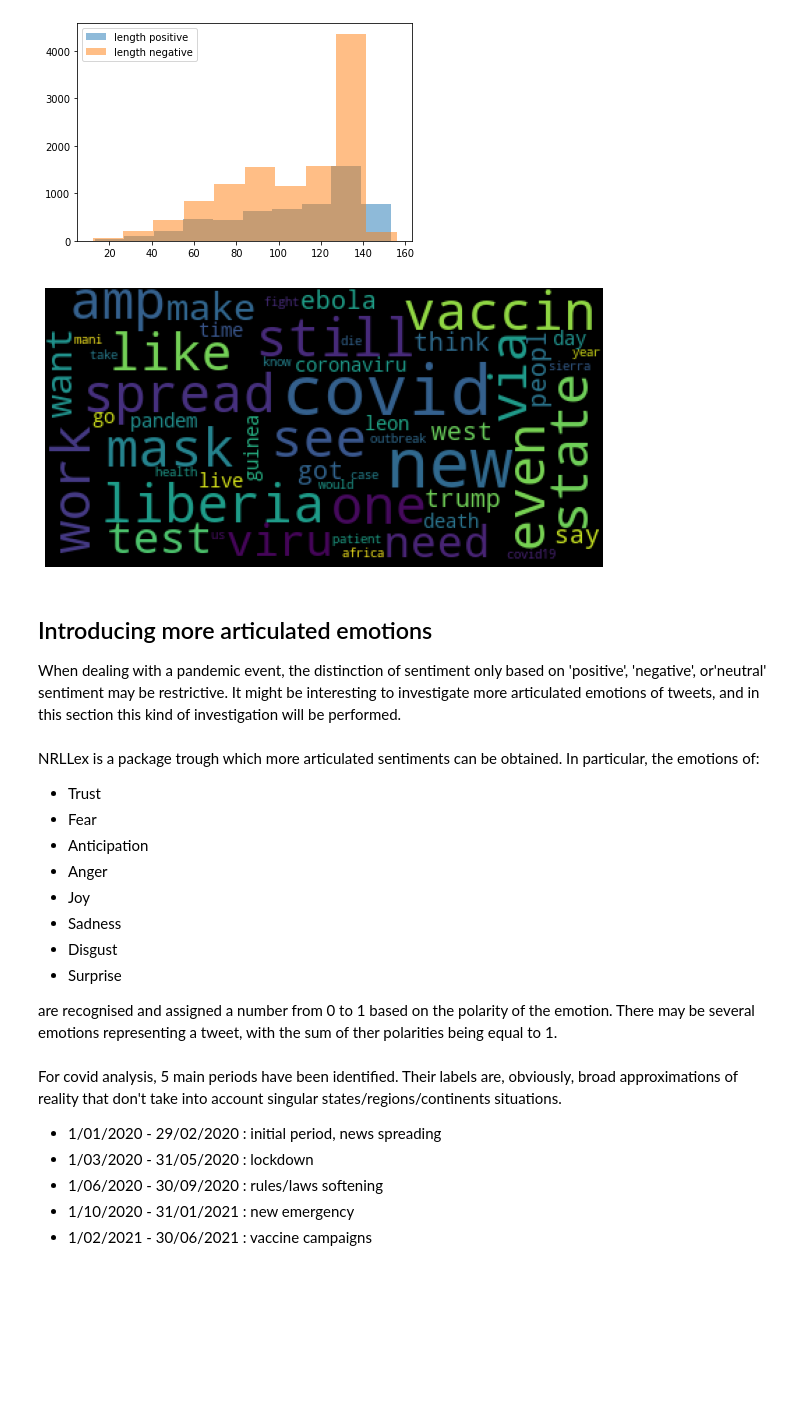
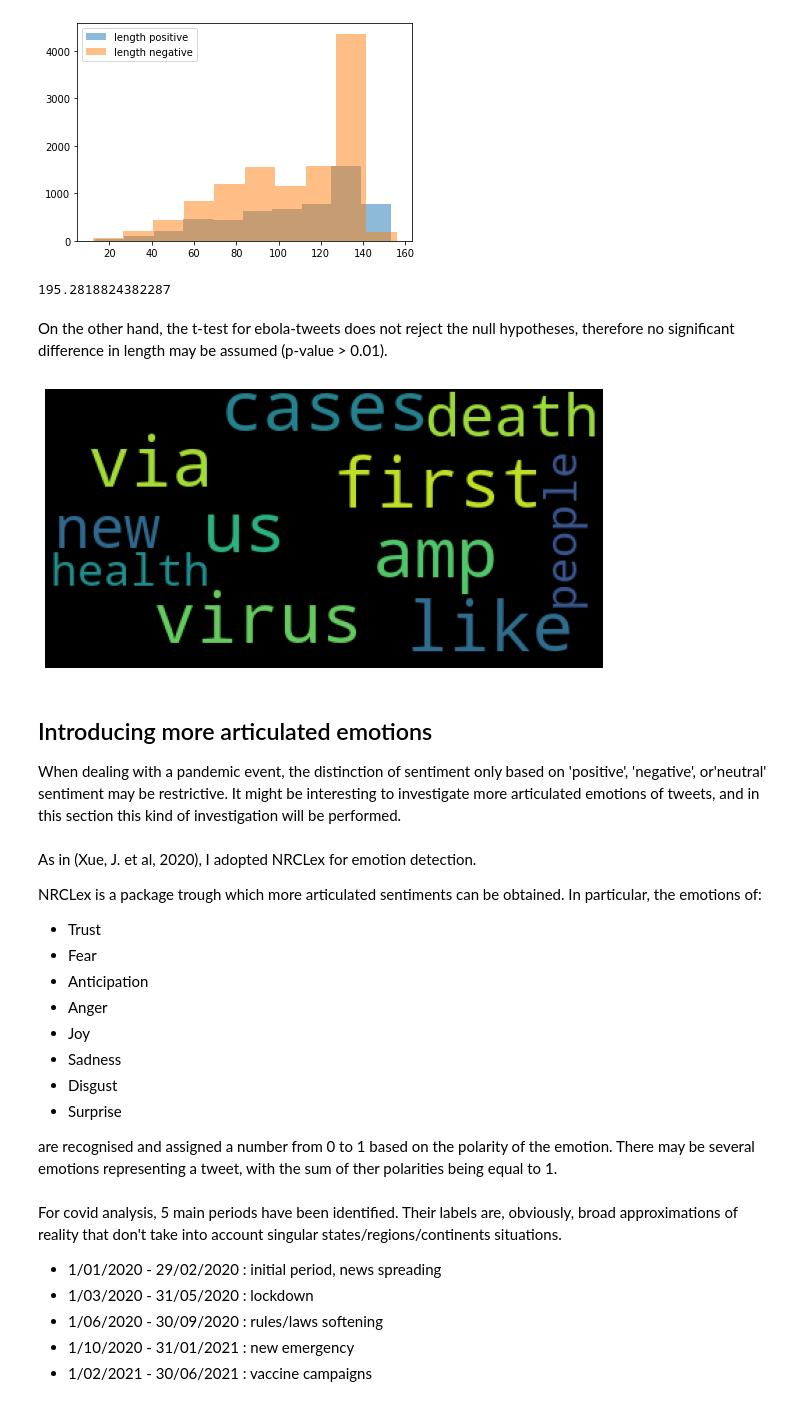
Before and after one commit to filopacio/NaturalLanguagePandemic, a Jupyter notebook: joint_analysis.ipynb, the cells around one changed output. Drawn from its saved outputs; the diff is of its cells as text; code cells hidden in the pictures; blank space fills up the shorter version.

```diff
--- a/joint_analysis.ipynb
+++ b/joint_analysis.ipynb
@@ -35,8 +35,8 @@ with open('df_c_ext.csv') as c:
     reader = csv.reader(c)
     l_c = list(reader)
 
-df_c = pd.DataFrame(l_c,columns = ['','','','date', 'tweet','language' ,'username', 'nlikes', 'nretweets','tweets',	'polarity'	,'sentiment', 'polarized_sen'])[1:].dropna().reset_index()
-df_c = df_c[['date', 'tweet','language' ,'username', 'nlikes', 'nretweets','tweets',	'polarity'	,'sentiment', 'polarized_sen']]
+df_c = pd.DataFrame(l_c,columns = ['','date', 'tweet','language' ,'username','tweets',	'polarity'	,'sentiment', 'polarized_sen'])[1:].dropna().reset_index()
+df_c = df_c[['date', 'tweet','language' ,'username','tweets',	'polarity'	,'sentiment', 'polarized_sen']]
 # %%
 import  ast
 # %%
@@ -69,8 +56,8 @@ with open("df_e_ext.csv") as e:
     reader = csv.reader(e)
     l_e = list(reader)
 
-df_e = pd.DataFrame(l_e,columns = ['','','','date', 'tweet','language' ,'username', 'nlikes', 'nretweets','polarity'	,'sentiment','tweets' ,'polarized_sen'])[1:].dropna().reset_index()
-df_e = df_e[['date', 'tweet','language' ,'username', 'nlikes', 'nretweets','tweets',	'polarity'	,'sentiment', 'polarized_sen']]
+df_e = pd.DataFrame(l_e,columns = ['','date', 'tweet','language' ,'username','polarity'	,'sentiment','tweets' ,'polarized_sen'])[1:].dropna().reset_index()
+df_e = df_e[['date', 'tweet','language' ,'username','tweets',	'polarity','sentiment', 'polarized_sen']]
 # %%
 for i in range(len(df_e)):
    df_e.tweets[i] = ast.literal_eval(df_e.tweets[i])
@@ -136,6 +116,6 @@ from matplotlib_venn import venn2
 # %%
-c = Word2Vec(df_c.tweets, min_count = 2500)
-e = Word2Vec(df_e.tweets, min_count = 2000)
+c = Word2Vec(df_c.tweets, min_count = 2000)
+e = Word2Vec(df_e.tweets, min_count = 1500)
 
 set1 = set(c.wv.vocab)
 set2 = set(e.wv.vocab)
@@ -173,26 +161,34 @@ plt.legend(loc='upper left')
 plt.show()
 # %% [output]
 [figure]
+# %%
+scipy.stats.ttest_ind( df_e_neg.length,df_e_pos.length)
+# %% [output]
+195.2818824382287
+# %% [markdown]
+On the other hand, the t-test for ebola-tweets does not reject the null hypotheses, therefore no significant difference in length may be assumed (p-value > 0.01).
 # %%
 import wordcloud
 # %%
 inter_set = set1.intersection(set2)
 
 wc = wordcloud.WordCloud(background_color='black', max_words=100,
                          max_font_size=50, stopwords = ['dict_keys','-'])
-wc = wc.generate(str(",".join(total_set)))
+wc = wc.generate(str(",".join(inter_set)))
 plt.figure(figsize=(10, 10))
 plt.axis('off')
 plt.imshow(wc)
 plt.show()
 # %% [output]
-[figure, old version]
+[figure, new version]
 # %% [markdown]
 ## Introducing more articulated emotions
 
 When dealing with a pandemic event, the distinction of sentiment only based on 'positive', 'negative', or'neutral' sentiment may be restrictive. It might be interesting to investigate more articulated emotions of tweets, and in this section this kind of investigation will be performed.
 # %% [markdown]
-NRLLex is a package trough which more articulated sentiments can be obtained. In particular, the emotions of:
+As in (Xue, J. et al, 2020), I adopted NRCLex for emotion detection.
+
+NRCLex is a package trough which more articulated sentiments can be obtained. In particular, the emotions of:
 
 - Trust
 - Fear
```
Also changed, not shown: parts of 18 cells of this notebook.
